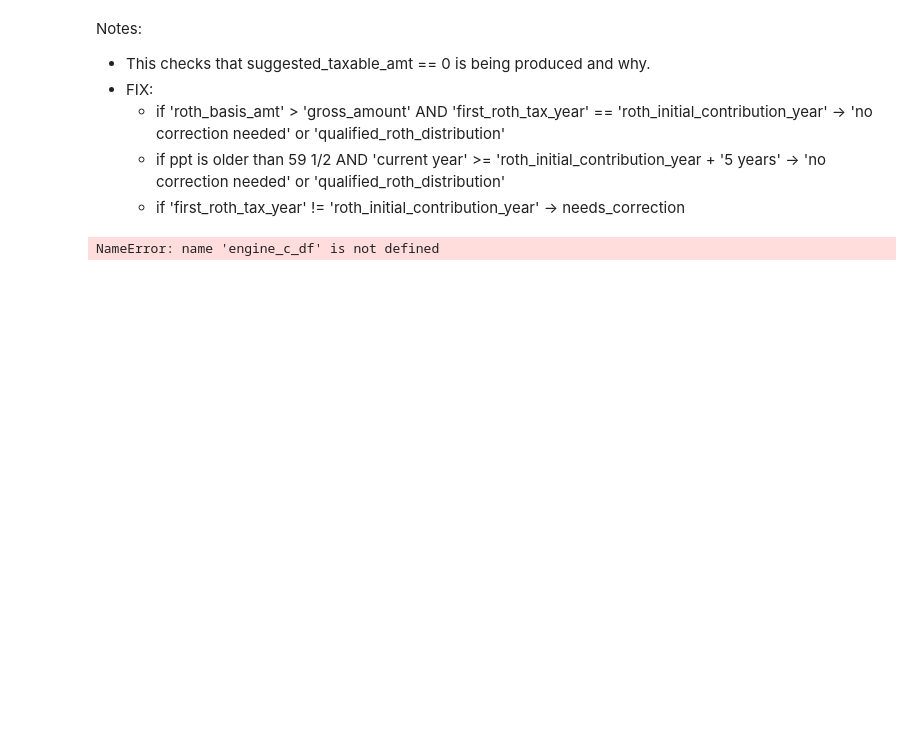
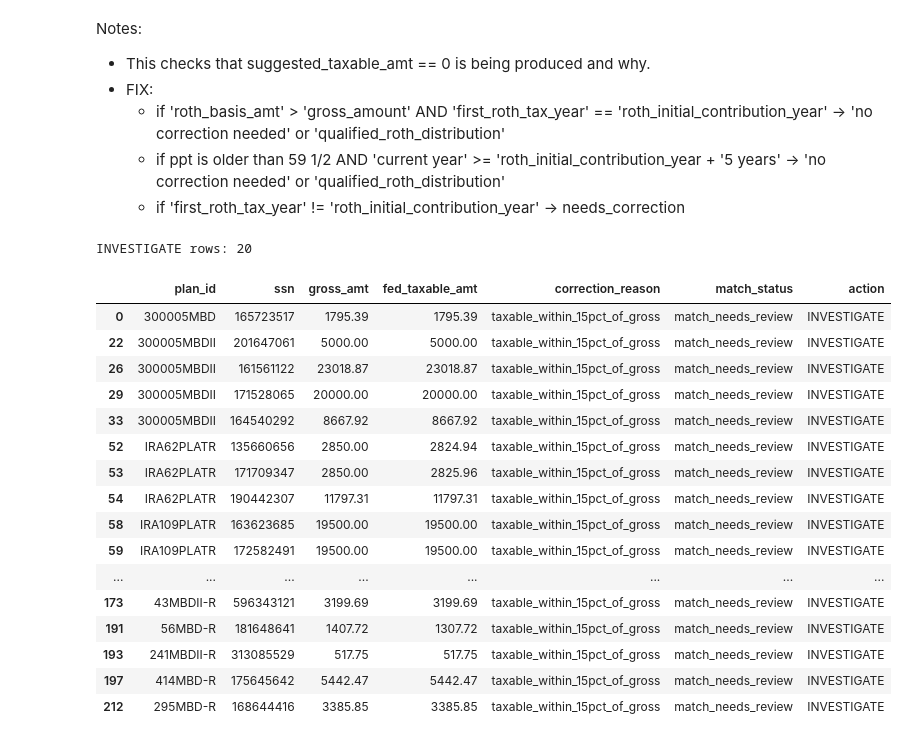
Before and after one commit to manuel-reyes-ml/1099_reconciliation_pipeline, a Jupyter notebook: notebooks/05_match_roth_basis_analysis.ipynb, the cells around one changed output. Drawn from its saved outputs; the diff is of its cells as text; code cells hidden in the pictures; blank space fills up the shorter version.

```diff
--- a/notebooks/05_match_roth_basis_analysis.ipynb
+++ b/notebooks/05_match_roth_basis_analysis.ipynb
@@ -221,8 +221,25 @@ Notes:
 # %%
 # Cell 11 — Validate the 15% proximity flag (INVESTIGATE behavior)
 
-investigate = relius_roth_basis_clean[relius_roth_basis_clean["action"].eq("INVESTIGATE")]
+investigate = relius_roth_basis[relius_roth_basis["action"].eq("INVESTIGATE")]
 print("INVESTIGATE rows:", len(investigate))
 investigate[["plan_id","ssn","gross_amt","fed_taxable_amt","correction_reason","match_status","action"]].head(25)
 # %% [output]
-NameError: name 'engine_c_df' is not defined
+INVESTIGATE rows: 20
+|  | plan_id | ssn | gross_amt | fed_taxable_amt | correction_reason | match_status | action |
+| 0 | 300005MBD | 165723517 | 1795.39 | 1795.39 | taxable_within_15pct_of_gross | match_needs_review | INVESTIGATE |
+| 22 | 300005MBDII | 201647061 | 5000.00 | 5000.00 | taxable_within_15pct_of_gross | match_needs_review | INVESTIGATE |
+| 26 | 300005MBDII | 161561122 | 23018.87 | 23018.87 | taxable_within_15pct_of_gross | match_needs_review | INVESTIGATE |
+| 29 | 300005MBDII | 171528065 | 20000.00 | 20000.00 | taxable_within_15pct_of_gross | match_needs_review | INVESTIGATE |
+| 33 | 300005MBDII | 164540292 | 8667.92 | 8667.92 | taxable_within_15pct_of_gross | match_needs_review | INVESTIGATE |
+| 52 | IRA62PLATR | 135660656 | 2850.00 | 2824.94 | taxable_within_15pct_of_gross | match_needs_review | INVESTIGATE |
+| 53 | IRA62PLATR | 171709347 | 2850.00 | 2825.96 | taxable_within_15pct_of_gross | match_needs_review | INVESTIGATE |
+| 54 | IRA62PLATR | 190442307 | 11797.31 | 11797.31 | taxable_within_15pct_of_gross | match_needs_review | INVESTIGATE |
+| 58 | IRA109PLATR | 163623685 | 19500.00 | 19500.00 | taxable_within_15pct_of_gross | match_needs_review | INVESTIGATE |
+| 59 | IRA109PLATR | 172582491 | 19500.00 | 19500.00 | taxable_within_15pct_of_gross | match_needs_review | INVESTIGATE |
+| ... | ... | ... | ... | ... | ... | ... | ... |
+| 173 | 43MBDII-R | 596343121 | 3199.69 | 3199.69 | taxable_within_15pct_of_gross | match_needs_review | INVESTIGATE |
+| 191 | 56MBD-R | 181648641 | 1407.72 | 1307.72 | taxable_within_15pct_of_gross | match_needs_review | INVESTIGATE |
+| 193 | 241MBDII-R | 313085529 | 517.75 | 517.75 | taxable_within_15pct_of_gross | match_needs_review | INVESTIGATE |
+| 197 | 414MBD-R | 175645642 | 5442.47 | 5442.47 | taxable_within_15pct_of_gross | match_needs_review | INVESTIGATE |
+| 212 | 295MBD-R | 168644416 | 3385.85 | 3385.85 | taxable_within_15pct_of_gross | match_needs_review | INVESTIGATE |
```
Also changed, not shown: parts of 1 cell of this notebook.
